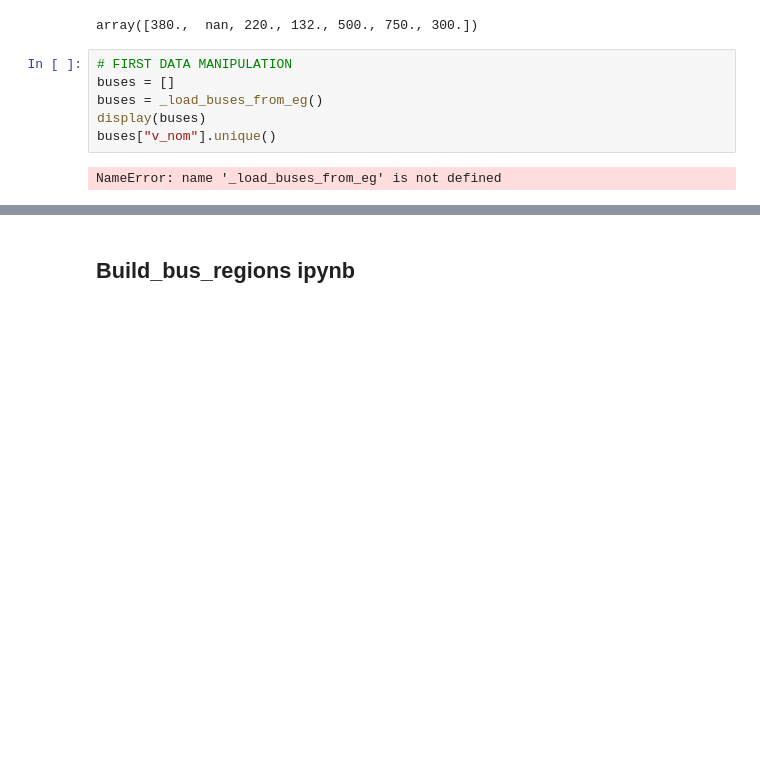
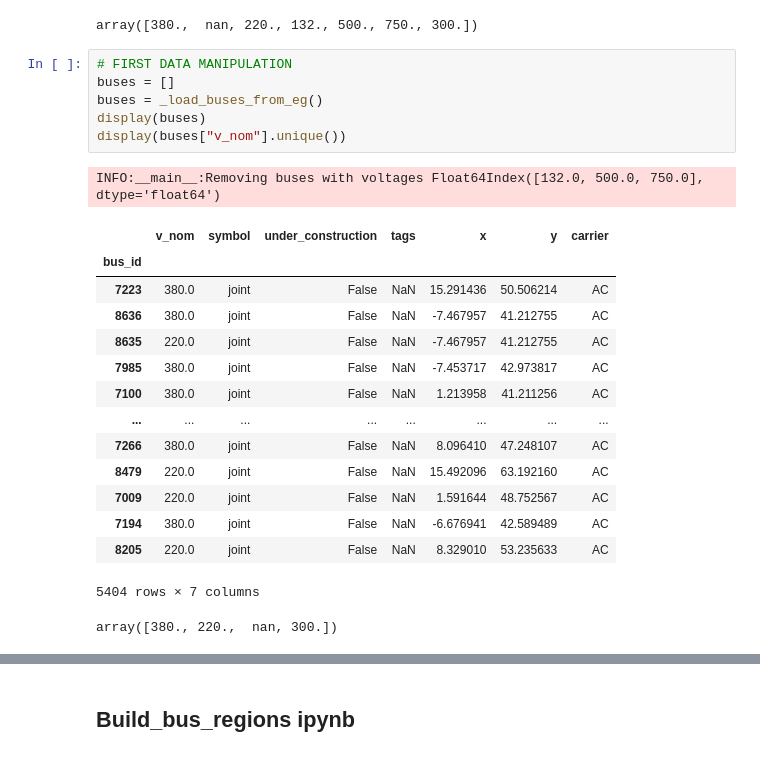
Before and after one commit to pypsa-meets-africa/pypsa-eur, a Jupyter notebook: How_is_the_network_created.ipynb, the cells around one changed output, grey strips where cells are left out. Cells and saved outputs as stored; diff of their text form; blank space fills up the shorter version.

```diff
--- a/How_is_the_network_created.ipynb
+++ b/How_is_the_network_created.ipynb
@@ -110,11 +110,26 @@ array([380.,  nan, 220., 132., 500., 750., 300.])
 # %%
 # FIRST DATA MANIPULATION
 buses = []
 buses = _load_buses_from_eg()
 display(buses)
-buses["v_nom"].unique()
+display(buses["v_nom"].unique())
 # %% [output]
-NameError: name '_load_buses_from_eg' is not defined
+INFO:__main__:Removing buses with voltages Float64Index([132.0, 500.0, 750.0], dtype='float64')
+|  | v_nom | symbol | under_construction | tags | x | y | carrier |
+| bus_id |  |  |  |  |  |  |  |
+| 7223 | 380.0 | joint | False | NaN | 15.291436 | 50.506214 | AC |
+| 8636 | 380.0 | joint | False | NaN | -7.467957 | 41.212755 | AC |
+| 8635 | 220.0 | joint | False | NaN | -7.467957 | 41.212755 | AC |
+| 7985 | 380.0 | joint | False | NaN | -7.453717 | 42.973817 | AC |
+| 7100 | 380.0 | joint | False | NaN | 1.213958 | 41.211256 | AC |
+| ... | ... | ... | ... | ... | ... | ... | ... |
+| 7266 | 380.0 | joint | False | NaN | 8.096410 | 47.248107 | AC |
+| 8479 | 220.0 | joint | False | NaN | 15.492096 | 63.192160 | AC |
+| 7009 | 220.0 | joint | False | NaN | 1.591644 | 48.752567 | AC |
+| 7194 | 380.0 | joint | False | NaN | -6.676941 | 42.589489 | AC |
+| 8205 | 220.0 | joint | False | NaN | 8.329010 | 53.235633 | AC |
+5404 rows × 7 columns
+array([380., 220.,  nan, 300.])
 # %%
 # OUTPUT
 buses = []
```
Also changed, not shown: parts of 12 cells of this notebook.
